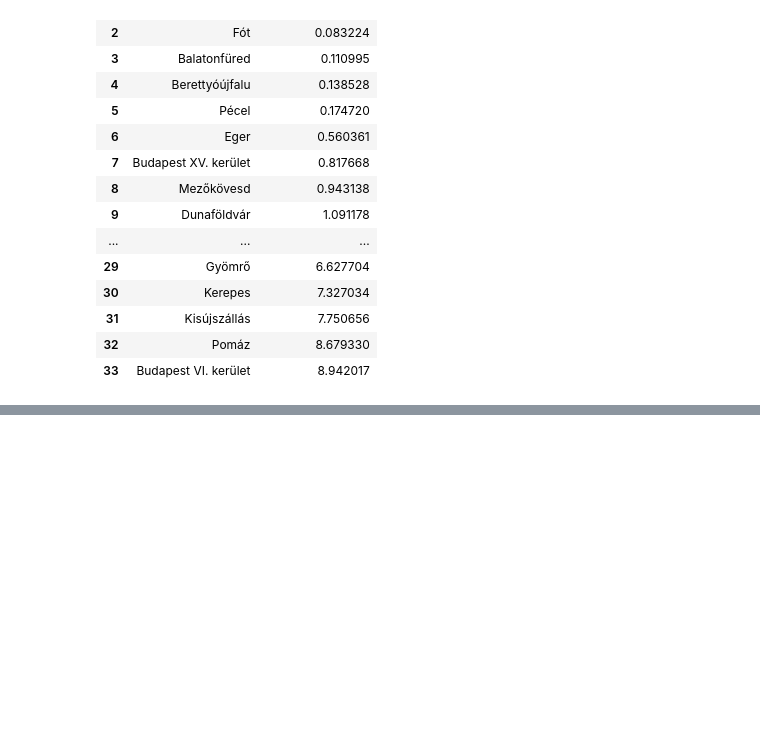
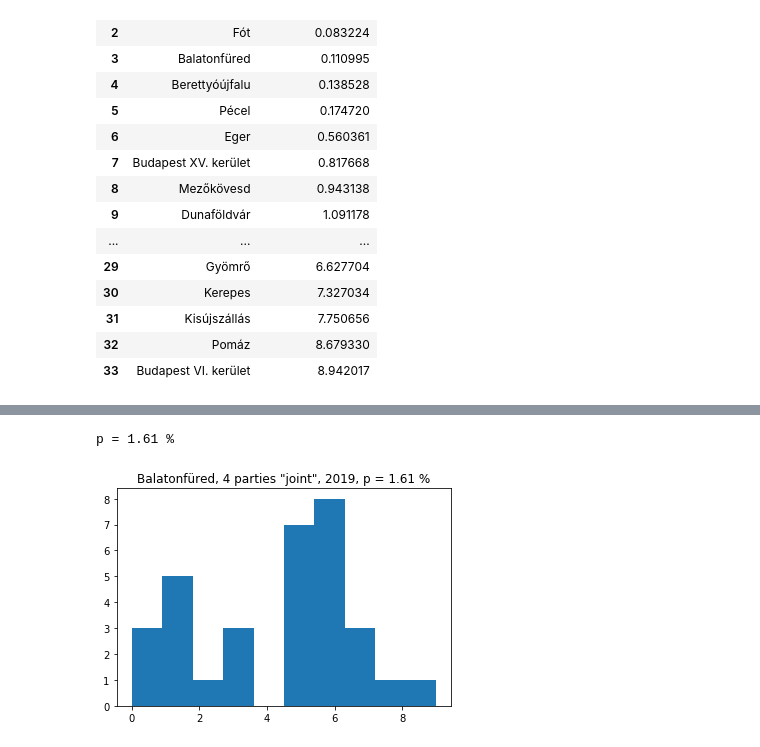
Before and after one commit to brezniczky/ep_elections_2019_hun, a Jupyter notebook: charm/report.ipynb, the cells around one changed output, grey strips where cells are left out. Drawn from its saved outputs; the diff is of its cells as text; code cells hidden in the pictures; blank space fills up the shorter version.

```diff
--- a/charm/report.ipynb
+++ b/charm/report.ipynb
@@ -88,0 +133,24 @@ suspects[["Settlement", "p_both_correct_%"]]
+# %%
+from preprocessing import get_cleaned_data
+import matplotlib.pyplot as plt
+import numpy as np
+from digit_entropy_distribution import get_entropy, prob_of_entr
+
+df_2019 = get_cleaned_data()
+df_2019[df_2019.Telepules=="Balatonfüred"][["Fidesz", "Jobbik", "DK", "Momentum"]]
+
+digits_Balatonfured = np.concatenate(df_2019[df_2019.Telepules=="Balatonfüred"]
+                                     [["Fidesz", "Jobbik", "DK", "Momentum"]].values % 10)
+
+plt.hist(digits_Balatonfured, bins=10)
+
+p_Balatonfured = prob_of_entr(len(digits_Balatonfured), get_entropy(digits_Balatonfured))
+
+print("p = %.2f %%" % (p_Balatonfured * 100))
+
+plt.title("Balatonfüred, 4 parties \"joint\", 2019, p = %.2f %%" % (p_Balatonfured * 100))
+
+plt.show()
+# %% [output]
+p = 1.61 %
+[figure, added]
```
Also changed, not shown: parts of 19 cells of this notebook, 1 other file.
